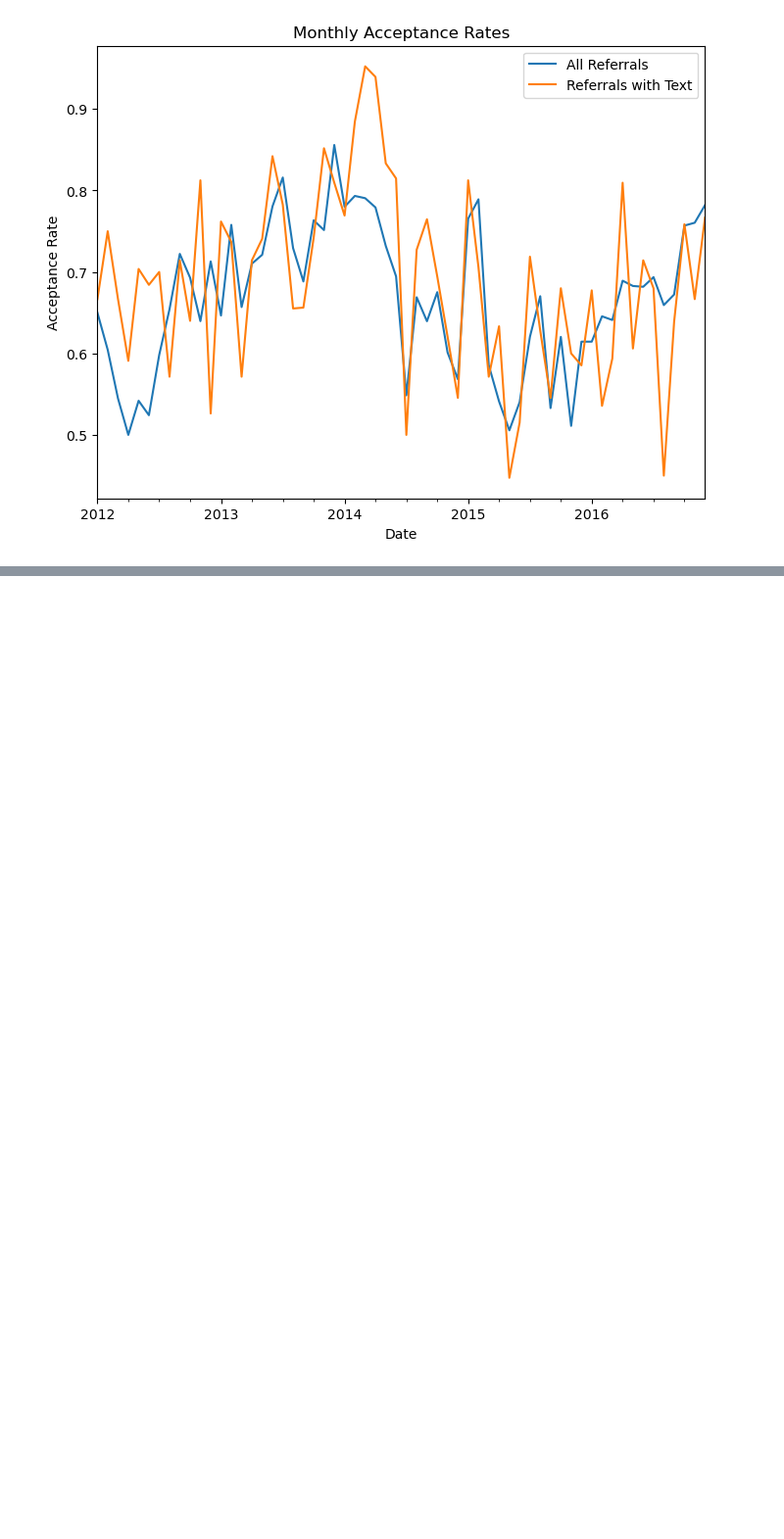
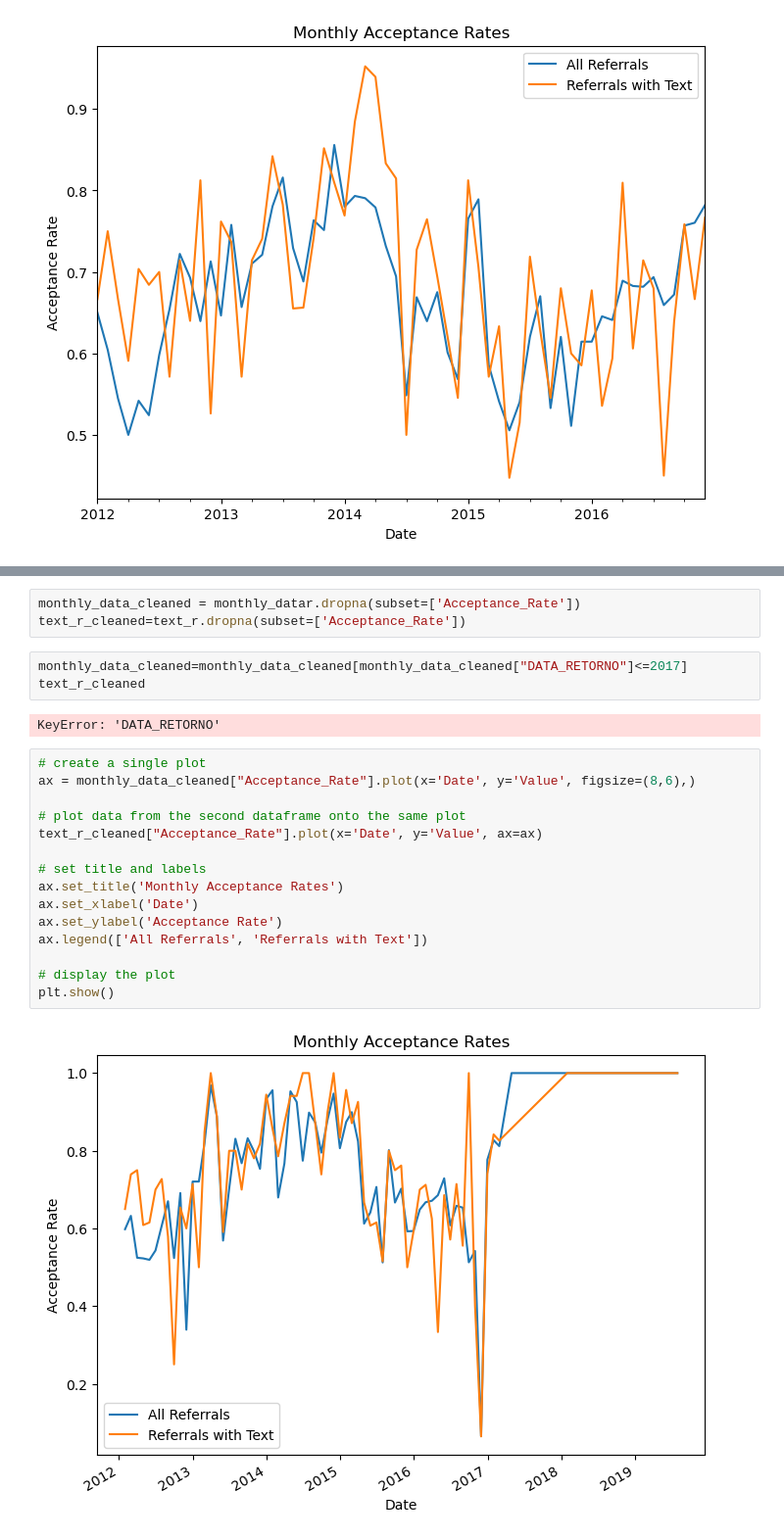
Before and after one commit to Data-Science-Knowledge-Center-Nova-SBE/PBL-HGO, a Jupyter notebook: M_referrals.ipynb, the cells around one changed output, grey strips where cells are left out. Shown at 98% size. Drawn from its saved outputs; the diff is of its cells as text; blank space fills up the shorter version.

```diff
--- a/M_referrals.ipynb
+++ b/M_referrals.ipynb
@@ -225,0 +342,25 @@ plt.show()
+# %%
+monthly_data_cleaned = monthly_datar.dropna(subset=['Acceptance_Rate'])
+text_r_cleaned=text_r.dropna(subset=['Acceptance_Rate'])
+# %%
+monthly_data_cleaned=monthly_data_cleaned[monthly_data_cleaned["DATA_RETORNO"]<=2017]
+text_r_cleaned
+# %% [output]
+KeyError: 'DATA_RETORNO'
+# %%
+# create a single plot
+ax = monthly_data_cleaned["Acceptance_Rate"].plot(x='Date', y='Value', figsize=(8,6),)
+
+# plot data from the second dataframe onto the same plot
+text_r_cleaned["Acceptance_Rate"].plot(x='Date', y='Value', ax=ax)
+
+# set title and labels
+ax.set_title('Monthly Acceptance Rates')
+ax.set_xlabel('Date')
+ax.set_ylabel('Acceptance Rate')
+ax.legend(['All Referrals', 'Referrals with Text'])
+
+# display the plot
+plt.show()
+# %% [output]
+[figure, added]
```
Also changed, not shown: parts of 11 cells of this notebook.
